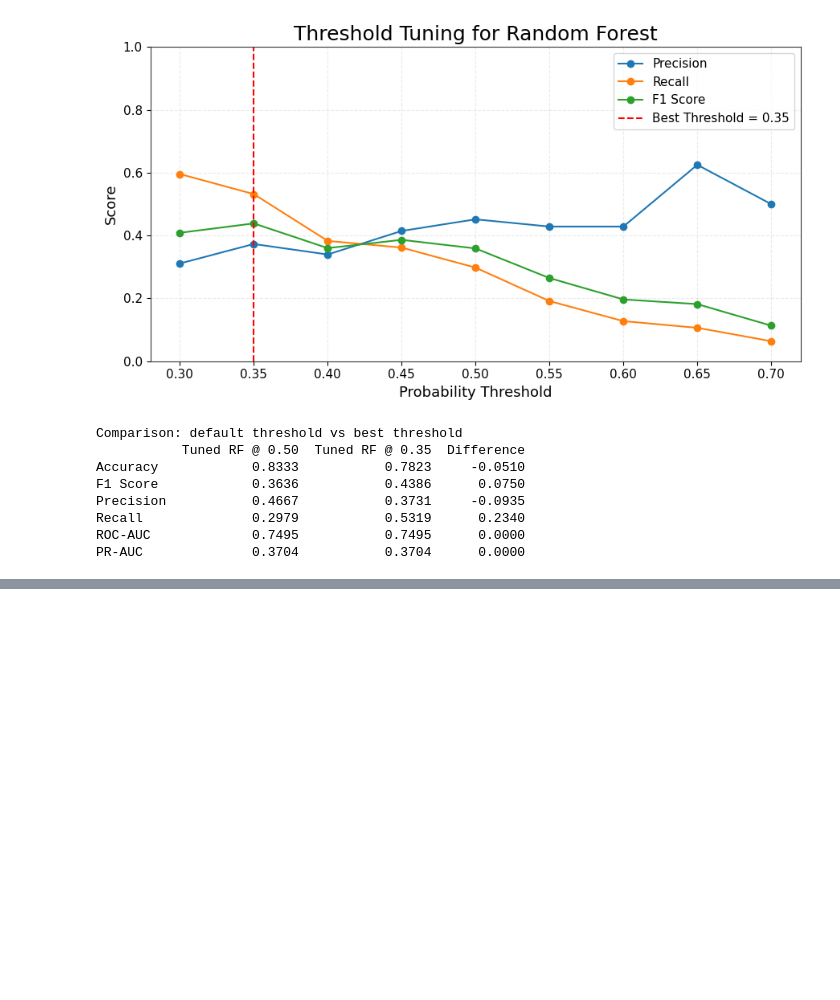
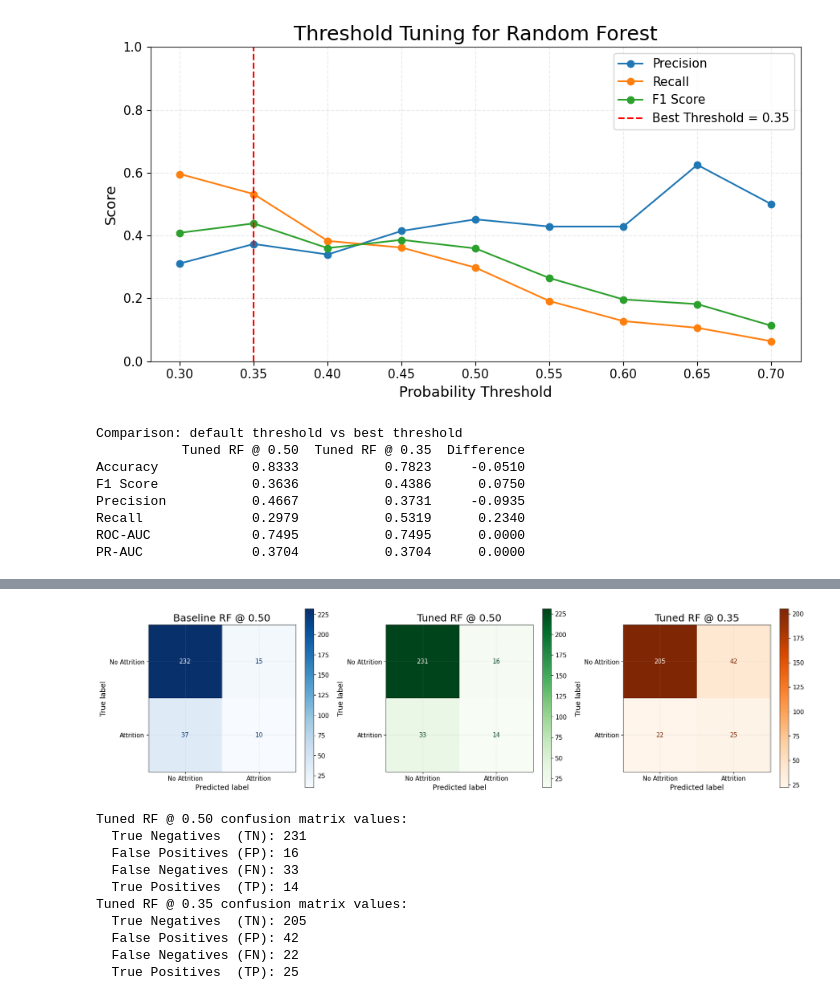
Before and after one commit to SKSpraveen/employee-attrition-prediction, a Jupyter notebook: notebooks/random_forest/random_forest.ipynb, the cells around one changed output, grey strips where cells are left out. Saved outputs shown, nothing was run; the diff lists cells and outputs as text; code cells hidden in the pictures; blank space fills up the shorter version.

```diff
--- a/notebooks/random_forest/random_forest.ipynb
+++ b/notebooks/random_forest/random_forest.ipynb
@@ -616,0 +627,61 @@ PR-AUC              0.3704           0.3704      0.0000
+# %%
+# Plot confusion matrices for three model settings
+fig, axes = plt.subplots(1, 3, figsize=(18, 5))
+
+ConfusionMatrixDisplay.from_predictions(
+    y_test, baseline_pred,
+    display_labels=['No Attrition', 'Attrition'],
+    cmap='Blues',
+    ax=axes[0]
+)
+axes[0].set_title('Baseline RF @ 0.50')
+
+ConfusionMatrixDisplay.from_predictions(
+    y_test, y_pred,
+    display_labels=['No Attrition', 'Attrition'],
+    cmap='Greens',
+    ax=axes[1]
+)
+axes[1].set_title('Tuned RF @ 0.50')
+
+ConfusionMatrixDisplay.from_predictions(
+    y_test, y_pred_best_threshold,
+    display_labels=['No Attrition', 'Attrition'],
+    cmap='Oranges',
+    ax=axes[2]
+)
+axes[2].set_title(f'Tuned RF @ {best_threshold:.2f}')
+
+plt.tight_layout()
+plt.savefig(os.path.join(PLOTS_DIR, 'rf_confusion_matrices.png'), dpi=300, bbox_inches='tight')
+plt.show()
+
+# Print the tuned confusion matrix values
+cm_default = confusion_matrix(y_test, y_pred)
+cm_best = confusion_matrix(y_test, y_pred_best_threshold)
+
+tn, fp, fn, tp = cm_default.ravel()
+print('Tuned RF @ 0.50 confusion matrix values:')
+print(f'  True Negatives  (TN): {tn}')
+print(f'  False Positives (FP): {fp}')
+print(f'  False Negatives (FN): {fn}')
+print(f'  True Positives  (TP): {tp}')
+
+tn_b, fp_b, fn_b, tp_b = cm_best.ravel()
+print(f'Tuned RF @ {best_threshold:.2f} confusion matrix values:')
+print(f'  True Negatives  (TN): {tn_b}')
+print(f'  False Positives (FP): {fp_b}')
+print(f'  False Negatives (FN): {fn_b}')
+print(f'  True Positives  (TP): {tp_b}')
+# %% [output]
+[figure, added]
+Tuned RF @ 0.50 confusion matrix values:
+  True Negatives  (TN): 231
+  False Positives (FP): 16
+  False Negatives (FN): 33
+  True Positives  (TP): 14
+Tuned RF @ 0.35 confusion matrix values:
+  True Negatives  (TN): 205
+  False Positives (FP): 42
+  False Negatives (FN): 22
+  True Positives  (TP): 25
```
Also changed, not shown: parts of 1 cell of this notebook, 1 other file.
